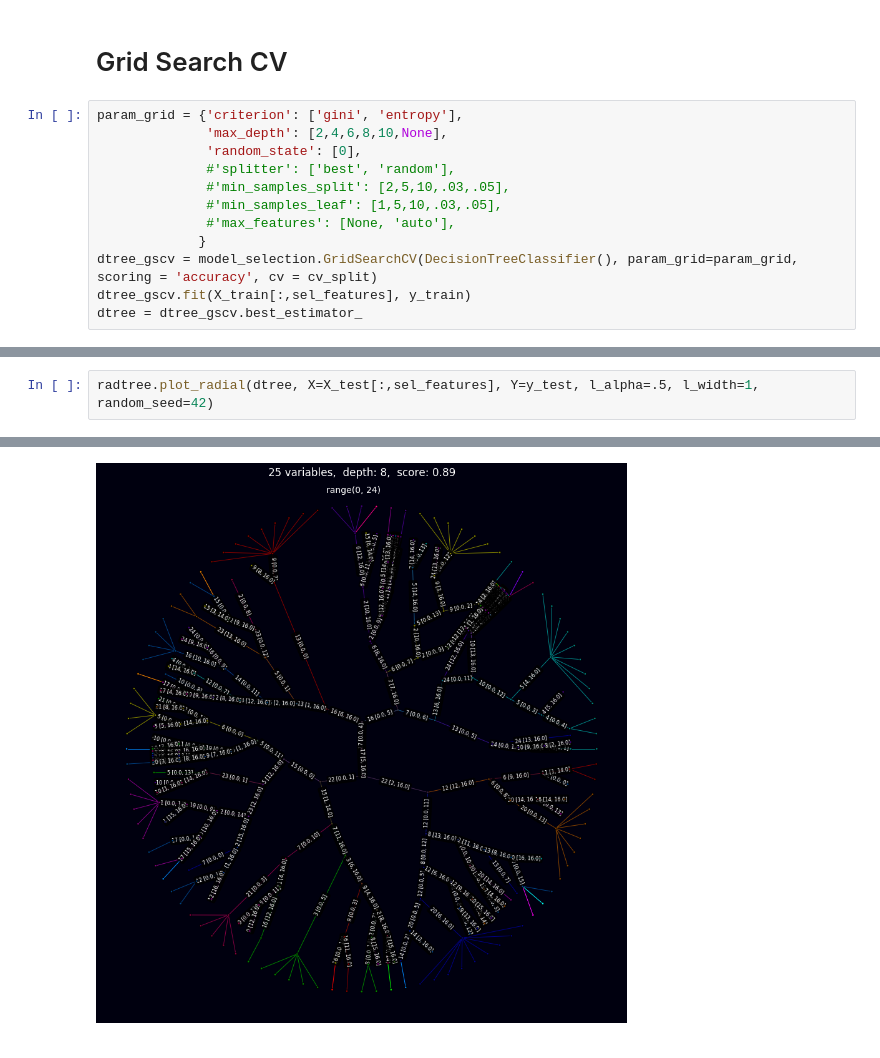
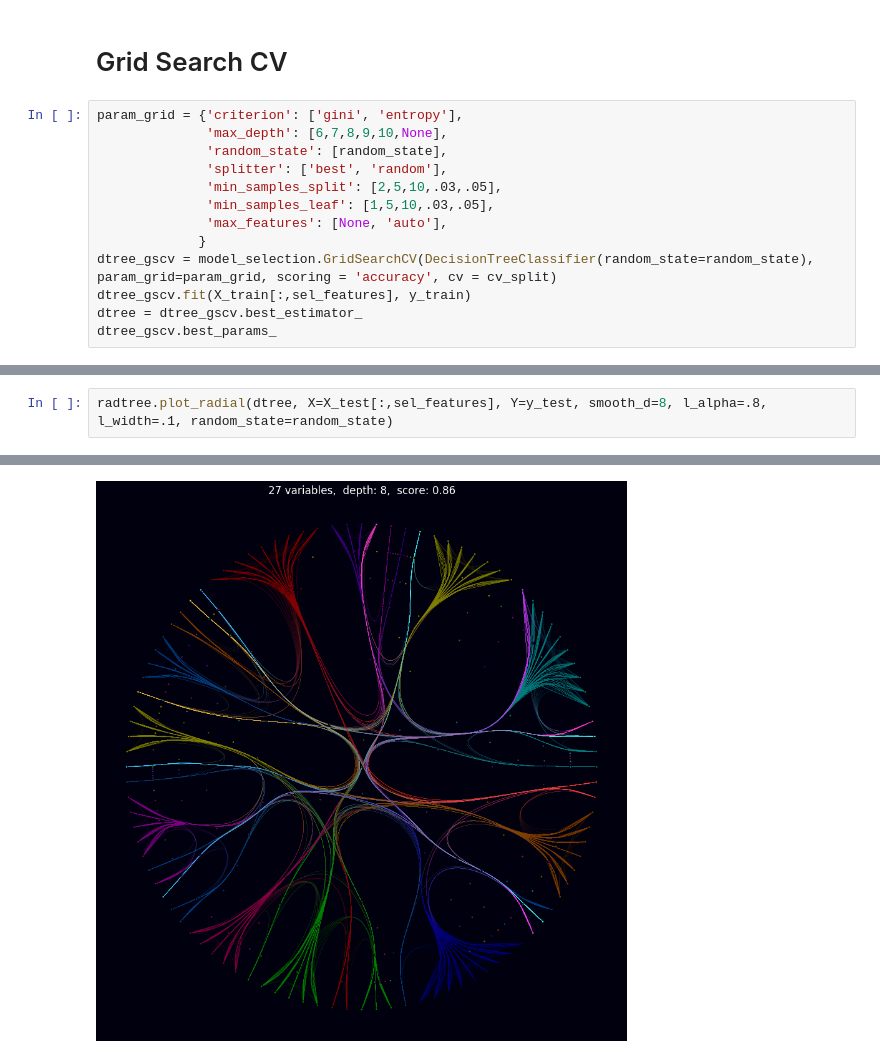
Before and after one commit to poctaviano/radtree, a Jupyter notebook: notebooks/Digits.ipynb, the cells around one changed output, grey strips where cells are left out. Cells and saved outputs as stored; diff of their text form.

```diff
--- a/notebooks/Digits.ipynb
+++ b/notebooks/Digits.ipynb
@@ -80,13 +73,14 @@ radtree.plot_radial(dtree, X=X_test[:,sel_features], Y=y_test, smooth_d=8, l_alp
 # Grid Search CV
 # %%
 param_grid = {'criterion': ['gini', 'entropy'],
-              'max_depth': [2,4,6,8,10,None],
-              'random_state': [0],
-              #'splitter': ['best', 'random'],
-              #'min_samples_split': [2,5,10,.03,.05],
-              #'min_samples_leaf': [1,5,10,.03,.05],
-              #'max_features': [None, 'auto'],
+              'max_depth': [6,7,8,9,10,None],
+              'random_state': [random_state],
+              'splitter': ['best', 'random'],
+              'min_samples_split': [2,5,10,.03,.05],
+              'min_samples_leaf': [1,5,10,.03,.05],
+              'max_features': [None, 'auto'],
              }
-dtree_gscv = model_selection.GridSearchCV(DecisionTreeClassifier(), param_grid=param_grid, scoring = 'accuracy', cv = cv_split)
+dtree_gscv = model_selection.GridSearchCV(DecisionTreeClassifier(random_state=random_state), param_grid=param_grid, scoring = 'accuracy', cv = cv_split)
 dtree_gscv.fit(X_train[:,sel_features], y_train)
 dtree = dtree_gscv.best_estimator_
+dtree_gscv.best_params_
@@ -93,3 +99,3 @@ dtree = dtree_gscv.best_estimator_
 # %%
-radtree.plot_radial(dtree, X=X_test[:,sel_features], Y=y_test, l_alpha=.5, l_width=1, random_seed=42)
+radtree.plot_radial(dtree, X=X_test[:,sel_features], Y=y_test, smooth_d=8, l_alpha=.8, l_width=.1, random_state=random_state)
 # %% [output]
@@ -96 +103 @@ radtree.plot_radial(dtree, X=X_test[:,sel_features], Y=y_test, l_alpha=.5, l_wid
-[figure, old version]
+[figure, new version]
```
Also changed, not shown: parts of 16 cells of this notebook, 4 other files.
